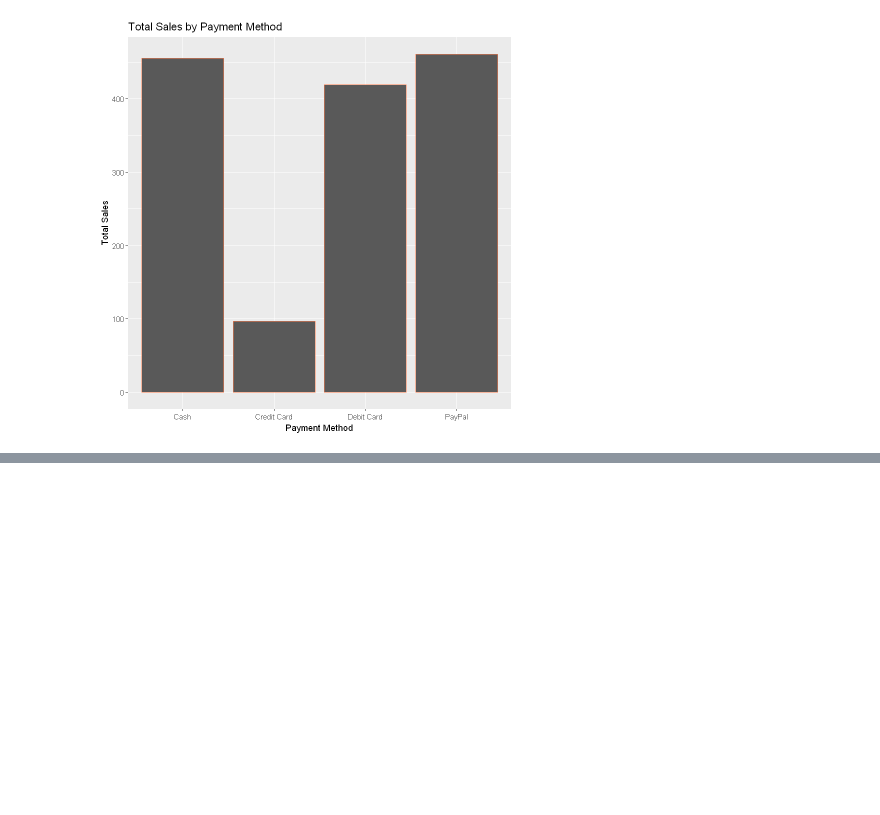
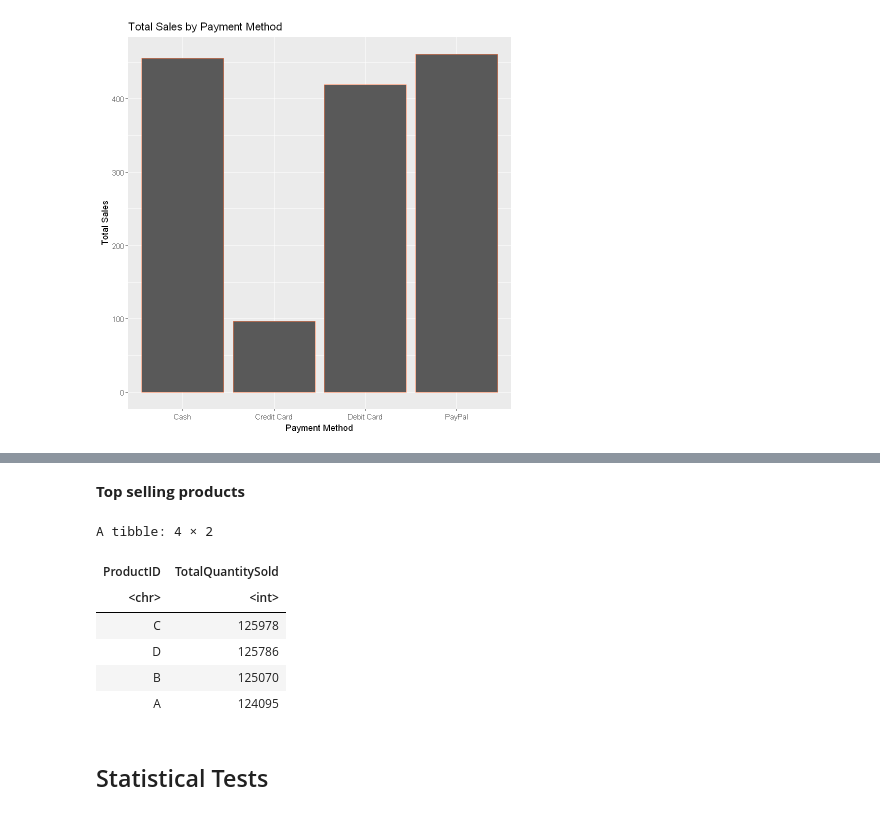
Before and after one commit to Harounnn/Statistical-Analysis-using-R, a Jupyter notebook: notebook.ipynb, the cells around one changed output, grey strips where cells are left out. Drawn from its saved outputs; the diff is of its cells as text; code cells hidden in the pictures; blank space fills up the shorter version.

```diff
--- a/notebook.ipynb
+++ b/notebook.ipynb
@@ -208,0 +243,19 @@ data %>%
+# %% [markdown]
+**Top selling products**
+# %%
+n_unique_products <- length(unique(data$ProductID))
+top_selling_products <- data %>%
+  group_by(ProductID) %>%
+  summarize(TotalQuantitySold = sum(Quantity)) %>%
+  arrange(desc(TotalQuantitySold))
+top_selling_products
+# %% [output]
+A tibble: 4 × 2
+| ProductID | TotalQuantitySold |
+| <chr> | <int> |
+| C | 125978 |
+| D | 125786 |
+| B | 125070 |
+| A | 124095 |
+# %% [markdown]
+## Statistical Tests
```
Also changed, not shown: parts of 9 cells of this notebook.
